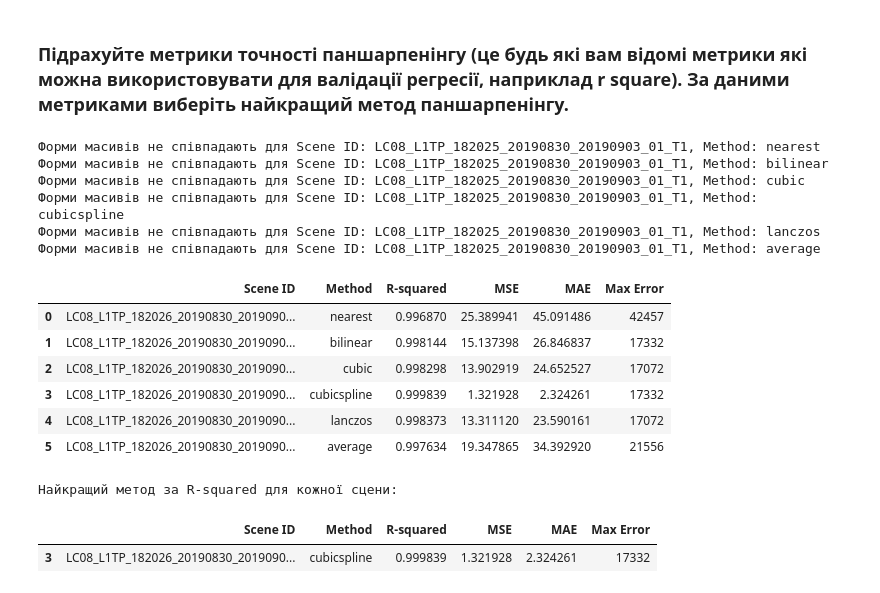
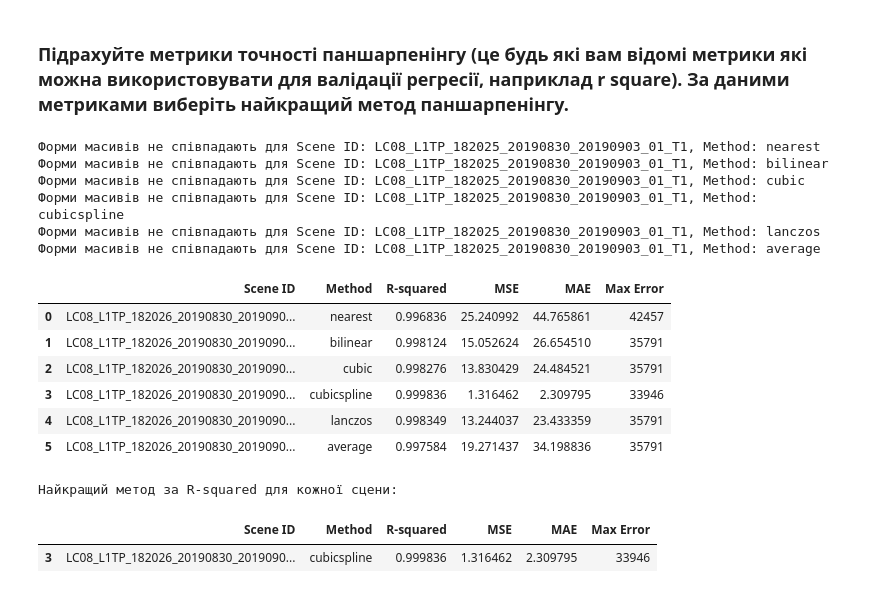
Before and after one commit to Vikyliya/ad_labs, a Jupyter notebook: lab_7/lab_7.ipynb, the cells around one changed output. Drawn from its saved outputs; the diff is of its cells as text; code cells hidden in the pictures.

```diff
--- a/lab_7/lab_7.ipynb
+++ b/lab_7/lab_7.ipynb
@@ -522,7 +522,6 @@ for scene_id in scene_ids:
 # %%
 import os
 import rasterio
-from rasterio.windows import Window
 from sklearn.metrics import r2_score, mean_squared_error, mean_absolute_error, max_error
 import numpy as np
 import pandas as pd
@@ -535,86 +534,56 @@ scene_ids = [
     "LC08_L1TP_182025_20190830_20190903_01_T1",
     "LC08_L1TP_182026_20190830_20190903_01_T1"
 ]
-# Список методів паншарпенінгу
+
 pansharpen_methods = ['nearest', 'bilinear', 'cubic', 'cubicspline', 'lanczos', 'average']
 
-
-min_height = float('inf')
-min_width = float('inf')
-
-for scene_id in scene_ids:
-    orig_path = os.path.join(processed_dir, f'{scene_id}_30.tif')
-    with rasterio.open(orig_path) as src:
-        orig_height, orig_width = src.height, src.width
-        min_height = min(min_height, orig_height)
-        min_width = min(min_width, orig_width)
-
-    for method in pansharpen_methods:
-        pansharpen_path = os.path.join(pansharpen_dir, f'{scene_id}_pansharpen_{method}.tif')
-        with rasterio.open(pansharpen_path) as pan:
-            pan_height, pan_width = pan.height, pan.width
-            min_height = min(min_height, pan_height)
-            min_width = min(min_width, pan_width)
 
 results = []
 
 for scene_id in scene_ids:
     orig_path = os.path.join(processed_dir, f'{scene_id}_30.tif')
     with rasterio.open(orig_path) as src:
-        orig_data = src.read(window=Window(0, 0, min_height, min_width))
+        orig_data = src.read()
         for method in pansharpen_methods:
             pansharpen_path = os.path.join(pansharpen_dir, f'{scene_id}_pansharpen_{method}.tif')
             with rasterio.open(pansharpen_path) as pan:
-                pansharpen_data = pan.read(window=Window(0, 0, min_height, min_width))
+                pansharpen_data = pan.read()
 
                 # Перевірка форми масивів
                 if orig_data.shape != pansharpen_data.shape:
                     print(f"Форми масивів не співпадають для Scene ID: {scene_id}, Method: {method}")
                     continue
 
-                # Обрізання даних до спільного діапазону значень
-                orig_data_min = orig_data.min()
-                orig_data_max = orig_data.max()
-                pansharpen_data_min = pansharpen_data.min()
-                pansharpen_data_max = pansharpen_data.max()
-
-                data_min = max(orig_data_min, pansharpen_data_min)
-                data_max = min(orig_data_max, pansharpen_data_max)
-
-                orig_data = np.clip(orig_data, data_min, data_max)
-                pansharpen_data = np.clip(pansharpen_data, data_min, data_max)
-
-                # Розрахунок метрик
                 r2 = r2_score(orig_data.ravel(), pansharpen_data.ravel())
                 mse = mean_squared_error(orig_data.ravel(), pansharpen_data.ravel())
                 mae = mean_absolute_error(orig_data.ravel(), pansharpen_data.ravel())
                 max_err = max_error(orig_data.ravel(), pansharpen_data.ravel())
 
                 results.append({
                     'Scene ID': scene_id,
                     'Method': method,
                     'R-squared': r2,
                     'MSE': mse,
                     'MAE': mae,
                     'Max Error': max_err
                 })
 
 df = pd.DataFrame(results)
 display(df)
 # %% [output]
 Форми масивів не співпадають для Scene ID: LC08_L1TP_182025_20190830_20190903_01_T1, Method: nearest
 Форми масивів не співпадають для Scene ID: LC08_L1TP_182025_20190830_20190903_01_T1, Method: bilinear
 Форми масивів не співпадають для Scene ID: LC08_L1TP_182025_20190830_20190903_01_T1, Method: cubic
 Форми масивів не співпадають для Scene ID: LC08_L1TP_182025_20190830_20190903_01_T1, Method: cubicspline
 Форми масивів не співпадають для Scene ID: LC08_L1TP_182025_20190830_20190903_01_T1, Method: lanczos
 Форми масивів не співпадають для Scene ID: LC08_L1TP_182025_20190830_20190903_01_T1, Method: average
 |  | Scene ID | Method | R-squared | MSE | MAE | Max Error |
-| 0 | LC08_L1TP_182026_20190830_2019090... | nearest | 0.996870 | 25.389941 | 45.091486 | 42457 |
-| 1 | LC08_L1TP_182026_20190830_2019090... | bilinear | 0.998144 | 15.137398 | 26.846837 | 17332 |
-| 2 | LC08_L1TP_182026_20190830_2019090... | cubic | 0.998298 | 13.902919 | 24.652527 | 17072 |
-| 3 | LC08_L1TP_182026_20190830_2019090... | cubicspline | 0.999839 | 1.321928 | 2.324261 | 17332 |
-| 4 | LC08_L1TP_182026_20190830_2019090... | lanczos | 0.998373 | 13.311120 | 23.590161 | 17072 |
-| 5 | LC08_L1TP_182026_20190830_2019090... | average | 0.997634 | 19.347865 | 34.392920 | 21556 |
+| 0 | LC08_L1TP_182026_20190830_2019090... | nearest | 0.996836 | 25.240992 | 44.765861 | 42457 |
+| 1 | LC08_L1TP_182026_20190830_2019090... | bilinear | 0.998124 | 15.052624 | 26.654510 | 35791 |
+| 2 | LC08_L1TP_182026_20190830_2019090... | cubic | 0.998276 | 13.830429 | 24.484521 | 35791 |
+| 3 | LC08_L1TP_182026_20190830_2019090... | cubicspline | 0.999836 | 1.316462 | 2.309795 | 33946 |
+| 4 | LC08_L1TP_182026_20190830_2019090... | lanczos | 0.998349 | 13.244037 | 23.433359 | 35791 |
+| 5 | LC08_L1TP_182026_20190830_2019090... | average | 0.997584 | 19.271437 | 34.198836 | 35791 |
 # %%
 best_methods = df.loc[df.groupby('Scene ID')['R-squared'].idxmax()]
 print("\nНайкращий метод за R-squared для кожної сцени:")
@@ -622,4 +591,4 @@ display(best_methods)
 # %% [output]
 Найкращий метод за R-squared для кожної сцени:
 |  | Scene ID | Method | R-squared | MSE | MAE | Max Error |
-| 3 | LC08_L1TP_182026_20190830_2019090... | cubicspline | 0.999839 | 1.321928 | 2.324261 | 17332 |
+| 3 | LC08_L1TP_182026_20190830_2019090... | cubicspline | 0.999836 | 1.316462 | 2.309795 | 33946 |
```
